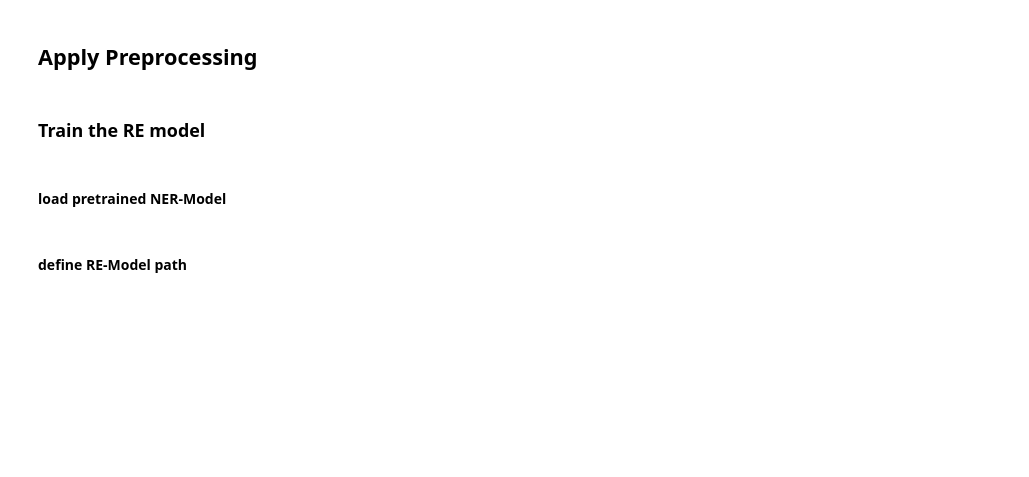
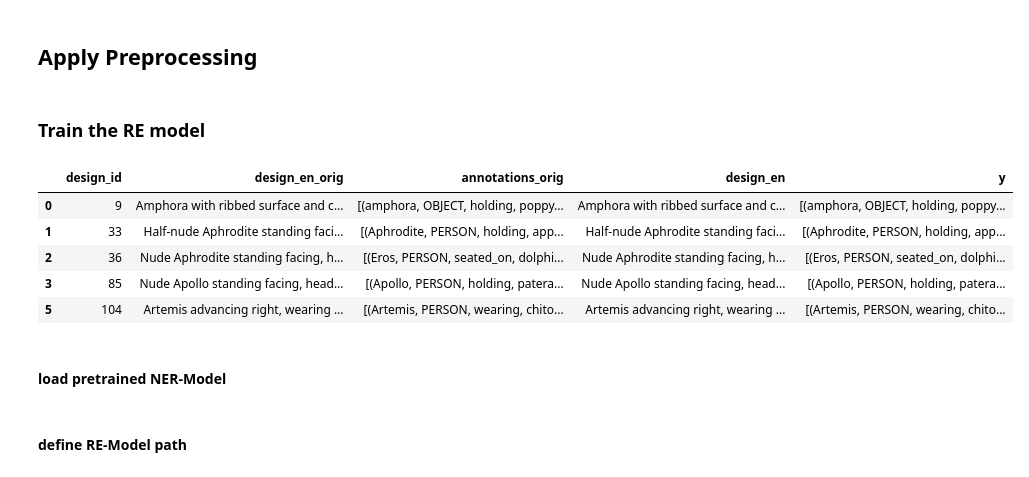
Before and after one commit to Frankfurt-BigDataLab/NLP-on-multilingual-coin-datasets, a Jupyter notebook: Notebooks English/Relation_Extraction_New.ipynb, the cells around one changed output. Saved outputs shown, nothing was run; the diff lists cells and outputs as text; code cells hidden in the pictures; blank space fills up the shorter version.

```diff
--- a/Notebooks English/Relation_Extraction_New.ipynb
+++ b/Notebooks English/Relation_Extraction_New.ipynb
@@ -162,3 +170,12 @@ X_train, X_test, y_train, y_test = train_test_split(X[[id_col, design_col]], X[[
+# %%
+X.head()
+# %% [output]
+|  | design_id | design_en_orig | annotations_orig | design_en | y |
+| 0 | 9 | Amphora with ribbed surface and c... | [(amphora, OBJECT, holding, poppy... | Amphora with ribbed surface and c... | [(amphora, OBJECT, holding, poppy... |
+| 1 | 33 | Half-nude Aphrodite standing faci... | [(Aphrodite, PERSON, holding, app... | Half-nude Aphrodite standing faci... | [(Aphrodite, PERSON, holding, app... |
+| 2 | 36 | Nude Aphrodite standing facing, h... | [(Eros, PERSON, seated_on, dolphi... | Nude Aphrodite standing facing, h... | [(Eros, PERSON, seated_on, dolphi... |
+| 3 | 85 | Nude Apollo standing facing, head... | [(Apollo, PERSON, holding, patera... | Nude Apollo standing facing, head... | [(Apollo, PERSON, holding, patera... |
+| 5 | 104 | Artemis advancing right, wearing ... | [(Artemis, PERSON, wearing, chito... | Artemis advancing right, wearing ... | [(Artemis, PERSON, wearing, chito... |
 # %% [markdown]
 #### load pretrained NER-Model
 # %%
```
Also changed, not shown: parts of 33 cells of this notebook.
